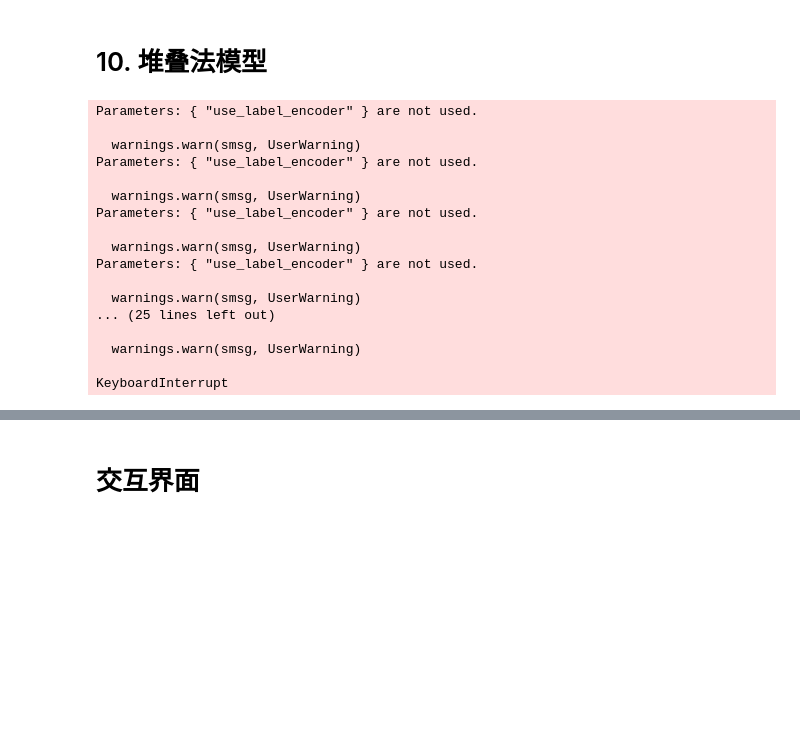
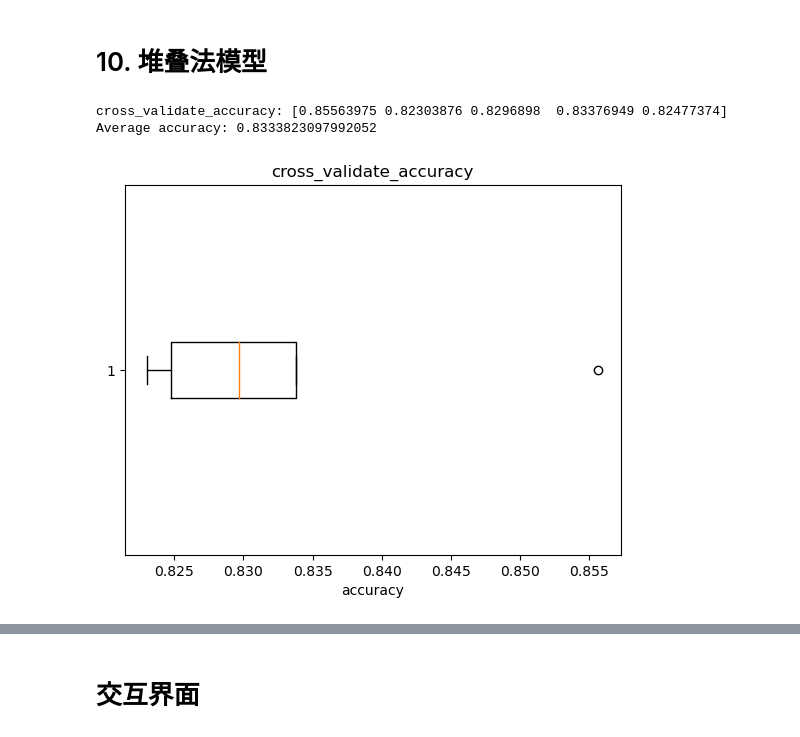
Before and after one commit to Delysid749/Patient-Survival-Prediction, a Jupyter notebook: patient2.ipynb, the cells around one changed output, grey strips where cells are left out. Drawn from its saved outputs; the diff is of its cells as text; code cells hidden in the pictures; blank space fills up the shorter version.

```diff
--- a/patient2.ipynb
+++ b/patient2.ipynb
@@ -265,58 +275,44 @@ from sklearn.model_selection import cross_val_score,cross_validate
 base_learners = [
     ('tree', Pipeline(steps=[
         ('preprocessor', preprocessor),  # 使用同样的预处理管道
         ('classifier', DecisionTreeClassifier(class_weight='balanced', max_depth=5))
     ])),
     ('gb', Pipeline(steps=[
         ('preprocessor', preprocessor),  # 使用同样的预处理管道
         ('classifier', GradientBoostingClassifier())
     ])),
     ('xgb', Pipeline(steps=[
         ('preprocessor', preprocessor),  # 使用同样的预处理管道
         ('classifier', xgb.XGBClassifier(
             # tree_method='gpu_hist',  # 使用GPU加速
             # gpu_id=0,  # 选择GPU设备（如果有多个GPU可以选择其他编号）
             scale_pos_weight=1,
             eval_metric='logloss'))
     ]))
 ]
 
 # 2. 创建元模型（第二层模型）
 meta_model = LogisticRegression(class_weight='balanced', max_iter=1000)
 
 # 3. 创建堆叠法模型
 stacking_pipeline = StackingClassifier(
     estimators=base_learners,
     final_estimator=meta_model
 )
 
-# # 4. 使用交叉验证对堆叠法模型进行评估
-# cv_scores = cross_val_score(stacking_pipeline, X, y, cv=5, scoring='accuracy')
-# print(f"cross_validate_accuracy: {cv_scores}")
-# print(f"Average accuracy: {cv_scores.mean()}")
+# 4. 使用交叉验证对堆叠法模型进行评估
+cv_scores = cross_val_score(stacking_pipeline, X, y, cv=5, scoring='accuracy')
+print(f"cross_validate_accuracy: {cv_scores}")
+print(f"Average accuracy: {cv_scores.mean()}")
 # 绘制交叉验证准确率的箱型图
-# plt.boxplot(cv_scores, vert=False)
-# plt.title('cross_validate_accuracy')
-# plt.xlabel('accuracy')
-# plt.show()
+plt.boxplot(cv_scores, vert=False)
+plt.title('cross_validate_accuracy')
+plt.xlabel('accuracy')
+plt.show()
 # %% [output]
-Parameters: { "use_label_encoder" } are not used.
-
-  warnings.warn(smsg, UserWarning)
-Parameters: { "use_label_encoder" } are not used.
-
-  warnings.warn(smsg, UserWarning)
-Parameters: { "use_label_encoder" } are not used.
-
-  warnings.warn(smsg, UserWarning)
-Parameters: { "use_label_encoder" } are not used.
-
-  warnings.warn(smsg, UserWarning)
-... (25 lines left out)
-
-  warnings.warn(smsg, UserWarning)
-
-KeyboardInterrupt
+cross_validate_accuracy: [0.85563975 0.82303876 0.8296898  0.83376949 0.82477374]
+Average accuracy: 0.8333823097992052
+[figure, added]
 # %%
 # 5. 使用 cross_validate 进行详细的交叉验证评估
 cv_results = cross_validate(stacking_pipeline, X, y, cv=5,
```
Also changed, not shown: parts of 5 cells of this notebook, 4 other files.
